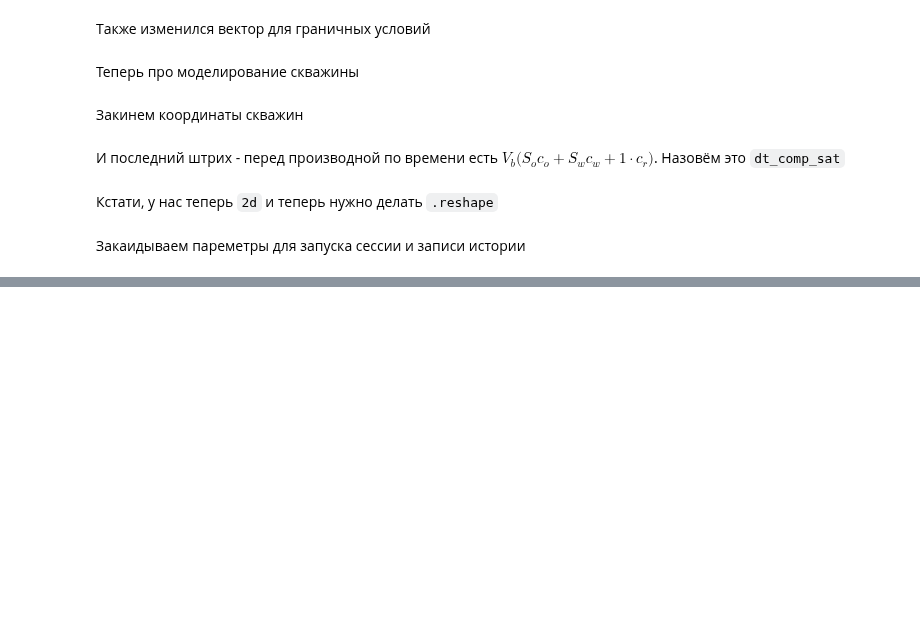
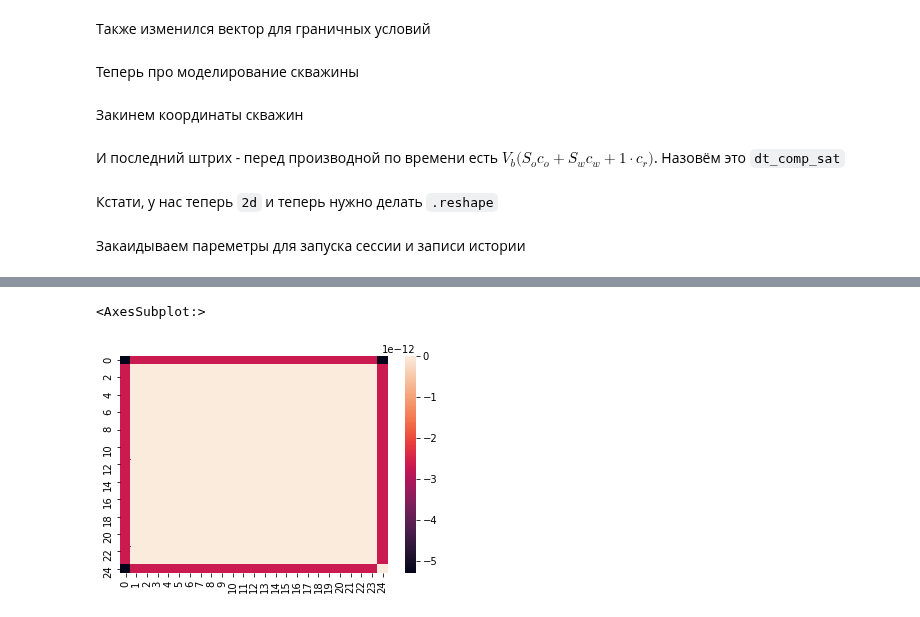
Before and after one commit to lemikhovalex/ReservoirModel, a Jupyter notebook: now_do_simple_models/06_2d_2liq.ipynb, the cells around one changed output, grey strips where cells are left out. Saved outputs shown, nothing was run; the diff lists cells and outputs as text; code cells hidden in the pictures; blank space fills up the shorter version.

```diff
--- a/now_do_simple_models/06_2d_2liq.ipynb
+++ b/now_do_simple_models/06_2d_2liq.ipynb
@@ -334,0 +235,5 @@ for i in range(1, 7):
+# %%
+sns.heatmap((lapl_o.dot(p_new) + q_bound_o).reshape((25, 25)))
+# %% [output]
+<AxesSubplot:>
+[figure, added]
```
Also changed, not shown: parts of 43 cells of this notebook.
